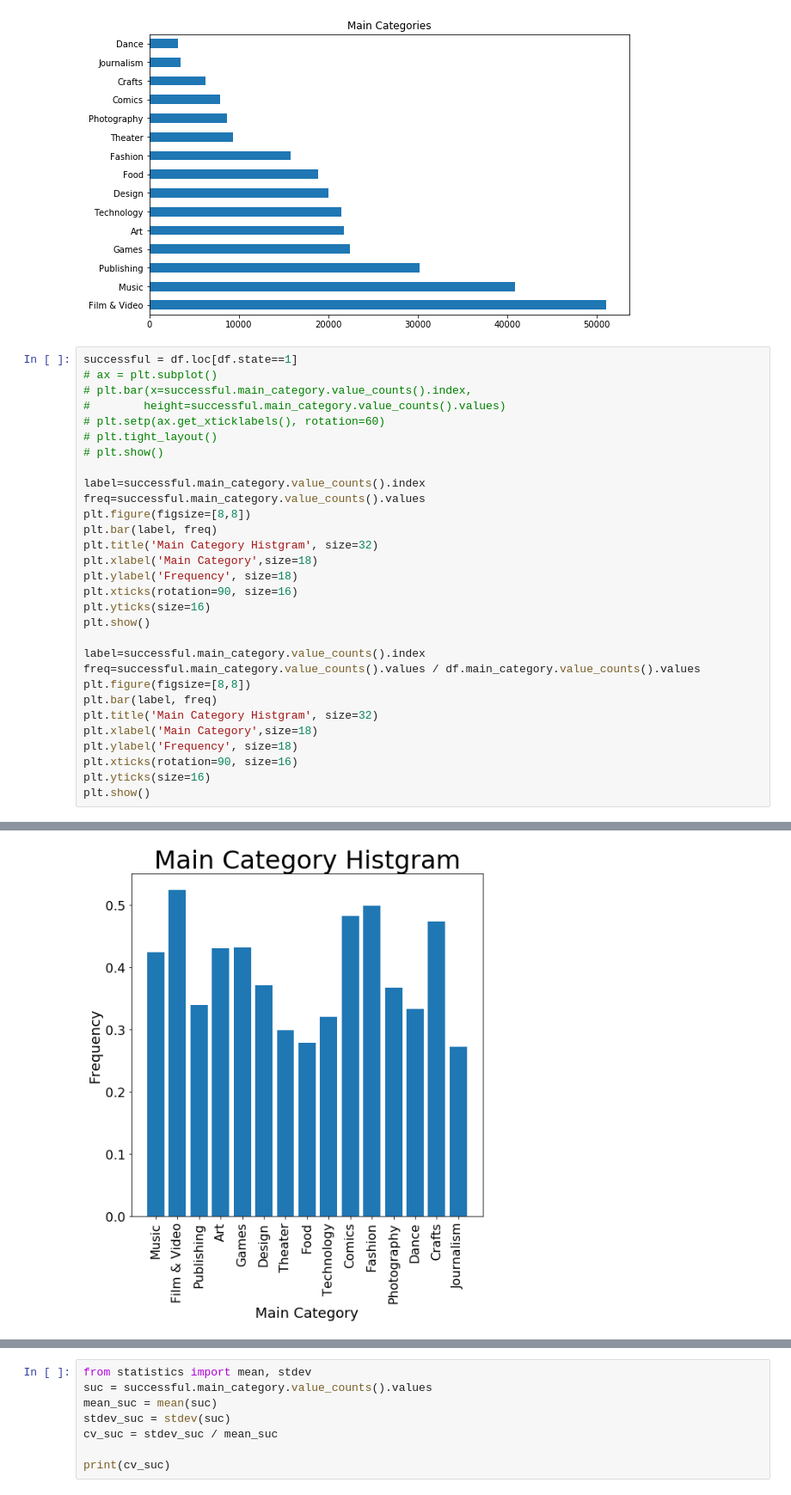
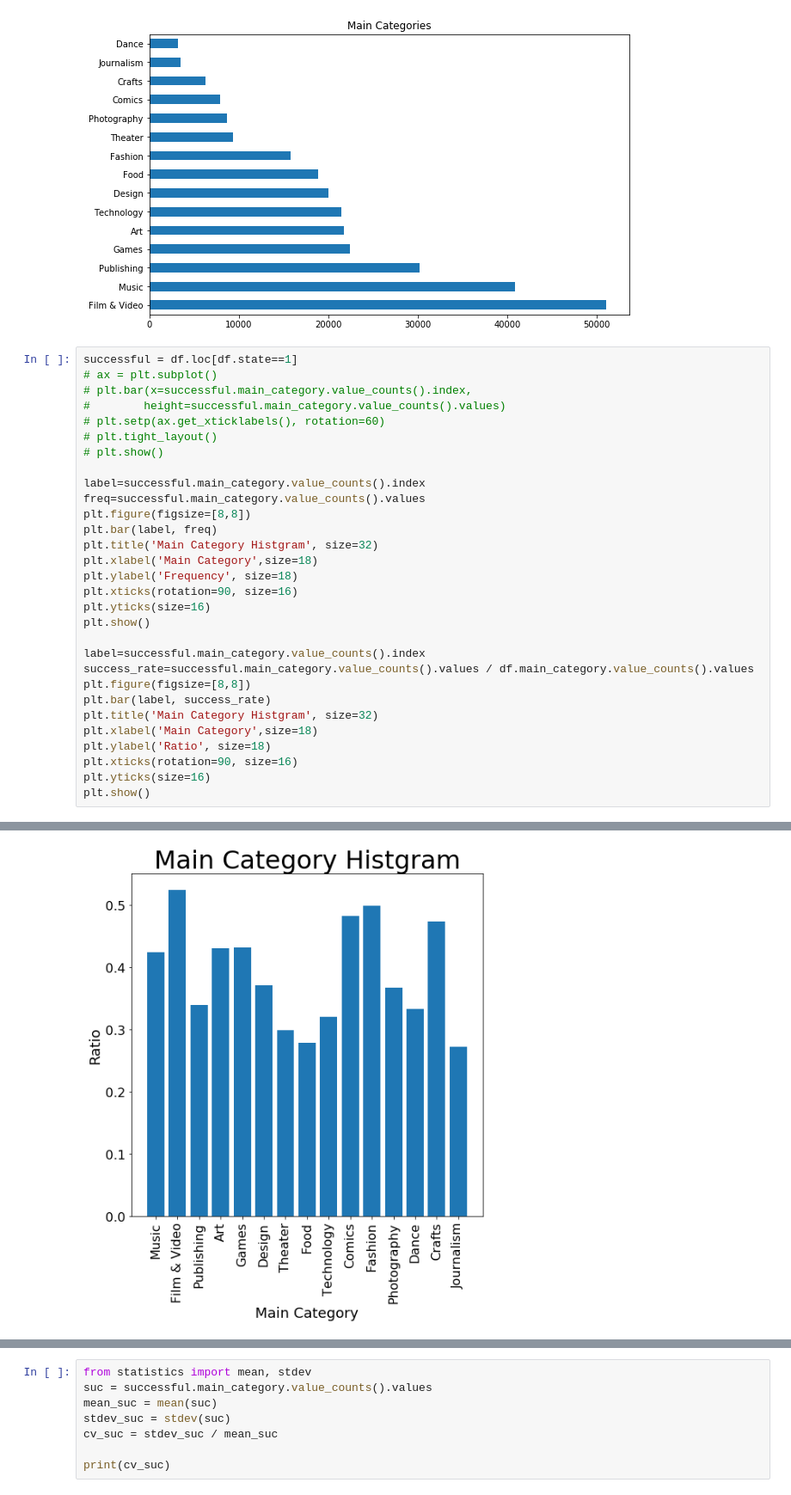
Before and after one commit to e4rll/2021dataSeminar, a Jupyter notebook: 06/06.ipynb, the cells around one changed output, grey strips where cells are left out. Shown: that part at 86% size. Cells and saved outputs as stored; diff of their text form.

```diff
--- a/06/06.ipynb
+++ b/06/06.ipynb
@@ -158,33 +199,33 @@ df['main_category'].value_counts().plot(kind='barh',
 # %%
 successful = df.loc[df.state==1]
 # ax = plt.subplot()
 # plt.bar(x=successful.main_category.value_counts().index,
 #        height=successful.main_category.value_counts().values)
 # plt.setp(ax.get_xticklabels(), rotation=60)
 # plt.tight_layout()
 # plt.show()
 
 label=successful.main_category.value_counts().index
 freq=successful.main_category.value_counts().values
 plt.figure(figsize=[8,8])
 plt.bar(label, freq)
 plt.title('Main Category Histgram', size=32)
 plt.xlabel('Main Category',size=18)
 plt.ylabel('Frequency', size=18)
 plt.xticks(rotation=90, size=16)
 plt.yticks(size=16)
 plt.show()
 
 label=successful.main_category.value_counts().index
-freq=successful.main_category.value_counts().values / df.main_category.value_counts().values
+success_rate=successful.main_category.value_counts().values / df.main_category.value_counts().values
 plt.figure(figsize=[8,8])
-plt.bar(label, freq)
+plt.bar(label, success_rate)
 plt.title('Main Category Histgram', size=32)
 plt.xlabel('Main Category',size=18)
-plt.ylabel('Frequency', size=18)
+plt.ylabel('Ratio', size=18)
 plt.xticks(rotation=90, size=16)
 plt.yticks(size=16)
 plt.show()
 # %% [output]
 [figure]
-[figure, old version]
+[figure, new version]
```
Also changed, not shown: parts of 7 cells of this notebook.
